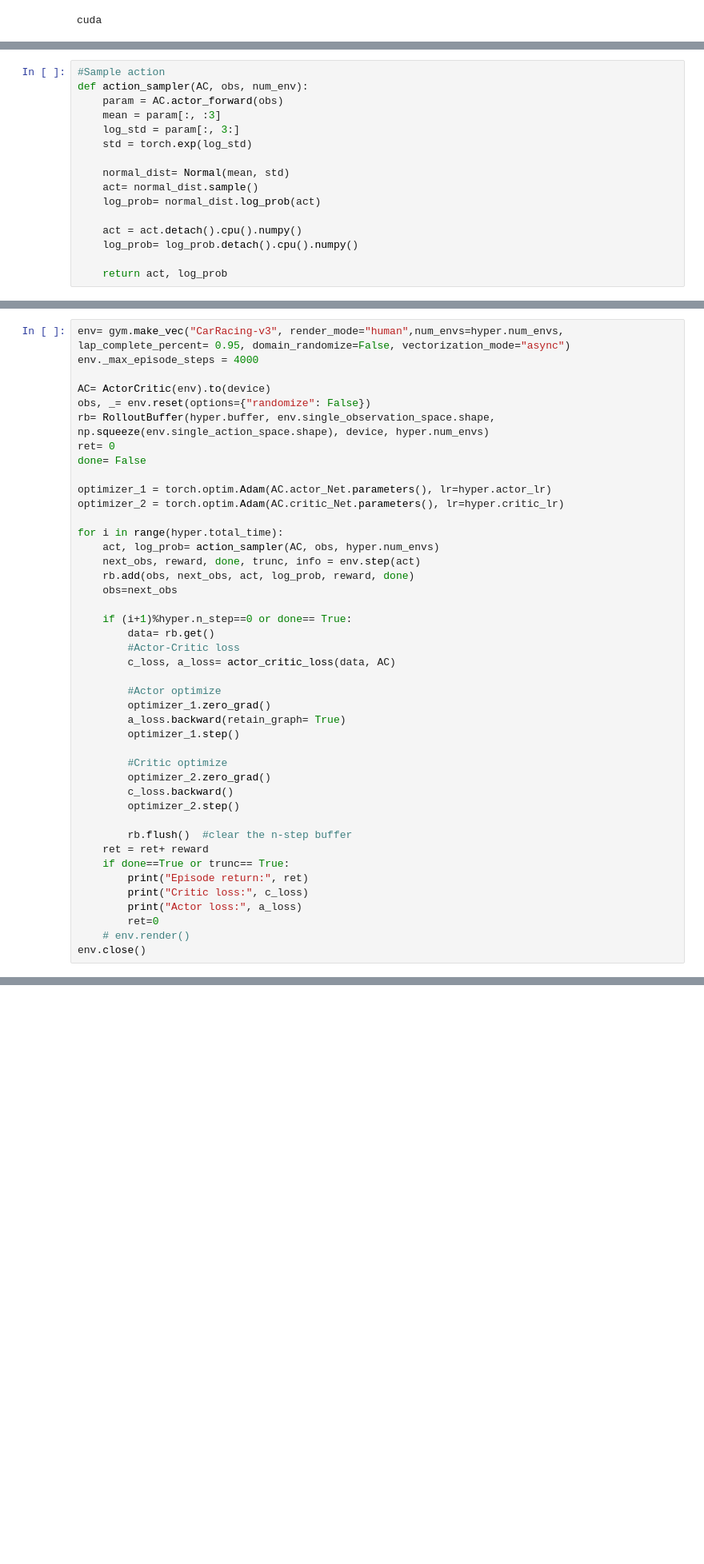
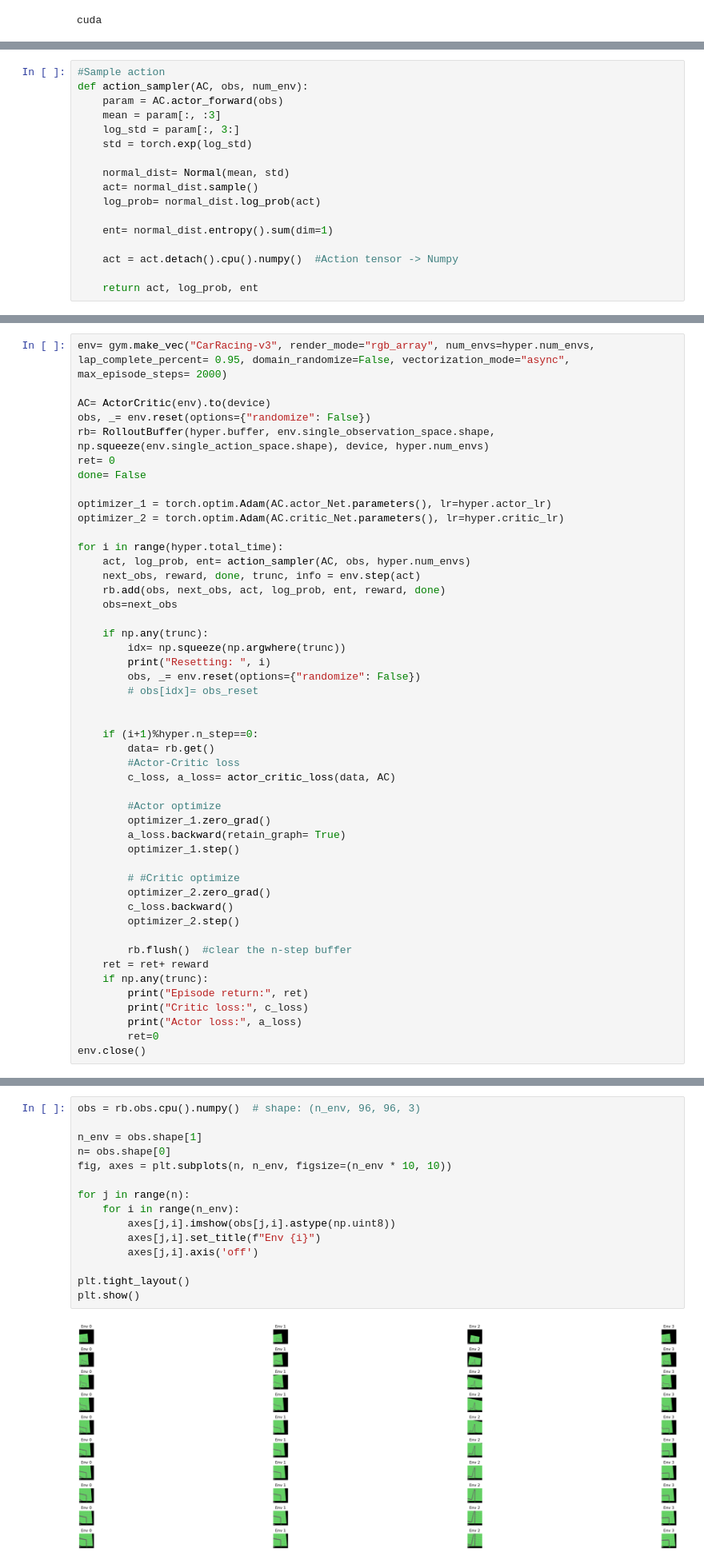
Before and after one commit to DumbleDuck/Autonomous_driving_with_ActorCritic, a Jupyter notebook: Race_Car.ipynb, the cells around one changed output, grey strips where cells are left out. Shown: that part at 80% size. Drawn from its saved outputs; the diff is of its cells as text; blank space fills up the shorter version.

Commit message:
TensorRollout

```diff
--- a/Race_Car.ipynb
+++ b/Race_Car.ipynb
@@ -148,10 +151,11 @@ def action_sampler(AC, obs, num_env):
     act= normal_dist.sample()
     log_prob= normal_dist.log_prob(act)
 
-    act = act.detach().cpu().numpy()
-    log_prob= log_prob.detach().cpu().numpy()
+    ent= normal_dist.entropy().sum(dim=1)
 
-    return act, log_prob
+    act = act.detach().cpu().numpy()  #Action tensor -> Numpy
+
+    return act, log_prob, ent
 # %%
 def actor_critic_loss(data, AC):
     with torch.no_grad():
@@ -184,6 +190,5 @@ hyper.num_envs=1 #Number of parallel environments
 # %%
-env= gym.make_vec("CarRacing-v3", render_mode="human",num_envs=hyper.num_envs,  lap_complete_percent= 0.95, domain_randomize=False, vectorization_mode="async")
-env._max_episode_steps = 4000
+env= gym.make_vec("CarRacing-v3", render_mode="rgb_array", num_envs=hyper.num_envs,  lap_complete_percent= 0.95, domain_randomize=False, vectorization_mode="async", max_episode_steps= 2000)
 
 AC= ActorCritic(env).to(device)
 obs, _= env.reset(options={"randomize": False})
@@ -195,12 +200,19 @@ optimizer_1 = torch.optim.Adam(AC.actor_Net.parameters(), lr=hyper.actor_lr)
 optimizer_2 = torch.optim.Adam(AC.critic_Net.parameters(), lr=hyper.critic_lr)
 
 for i in range(hyper.total_time):
-    act, log_prob= action_sampler(AC, obs, hyper.num_envs)
+    act, log_prob, ent= action_sampler(AC, obs, hyper.num_envs)
     next_obs, reward, done, trunc, info = env.step(act)
-    rb.add(obs, next_obs, act, log_prob, reward, done)
+    rb.add(obs, next_obs, act, log_prob, ent, reward, done)
     obs=next_obs
 
-    if (i+1)%hyper.n_step==0 or done== True:
+    if np.any(trunc):
+        idx= np.squeeze(np.argwhere(trunc))
+        print("Resetting: ", i)
+        obs, _= env.reset(options={"randomize": False})
+        # obs[idx]= obs_reset
+
+
+    if (i+1)%hyper.n_step==0:
         data= rb.get()
         #Actor-Critic loss
         c_loss, a_loss= actor_critic_loss(data, AC)
@@ -210,18 +222,17 @@ for i in range(hyper.total_time):
         a_loss.backward(retain_graph= True)
         optimizer_1.step()
 
-        #Critic optimize
+        # #Critic optimize
         optimizer_2.zero_grad()
         c_loss.backward()
         optimizer_2.step()
 
         rb.flush()  #clear the n-step buffer
     ret = ret+ reward
-    if done==True or trunc== True:
+    if np.any(trunc):
         print("Episode return:", ret)
         print("Critic loss:", c_loss)
         print("Actor loss:", a_loss)
         ret=0
-    # env.render()
 env.close()
 # %%
@@ -228,0 +277,17 @@ print(data.)
+# %%
+obs = rb.obs.cpu().numpy()  # shape: (n_env, 96, 96, 3)
+
+n_env = obs.shape[1]
+n= obs.shape[0]
+fig, axes = plt.subplots(n, n_env, figsize=(n_env * 10, 10))
+
+for j in range(n):
+    for i in range(n_env):
+        axes[j,i].imshow(obs[j,i].astype(np.uint8))
+        axes[j,i].set_title(f"Env {i}")
+        axes[j,i].axis('off')
+
+plt.tight_layout()
+plt.show()
+# %% [output]
+[figure, added]
```
Also changed, not shown: parts of 6 cells of this notebook.
